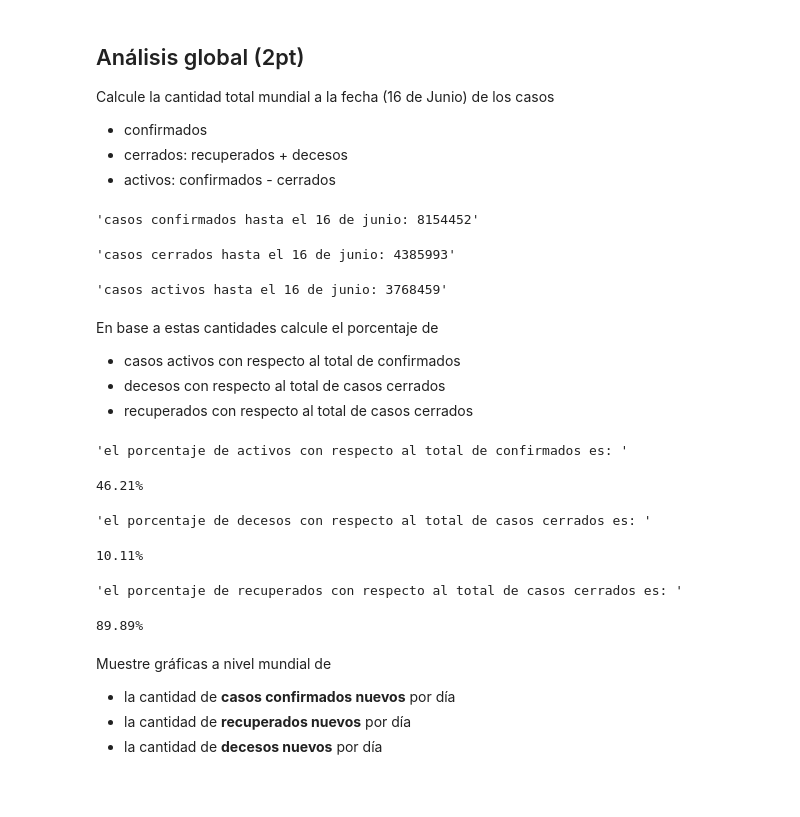
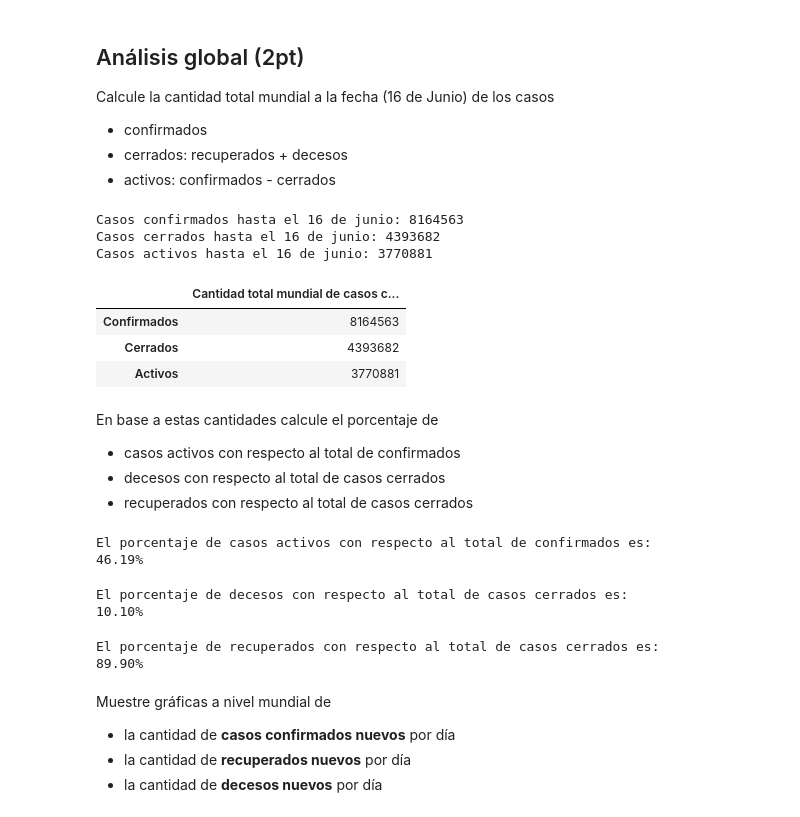
Before and after one commit to hiawvp/INFO147_TAREA01, a Jupyter notebook: info147_tarea1_ruiz_vasquez.ipynb, the cells around one changed output. Saved outputs shown, nothing was run; the diff lists cells and outputs as text; code cells hidden in the pictures; blank space fills up the shorter version.

Commit message:
Renombrar Czechia y pequeños ajustes de formato

```diff
--- a/info147_tarea1_ruiz_vasquez.ipynb
+++ b/info147_tarea1_ruiz_vasquez.ipynb
@@ -136,7 +106,7 @@ dfcc
 # %%
 #1. nombre de pais como índice principal
 #2. Elimina todas las columnas excepto `Population`
-dfpm=pd.read_csv("población_mundial.csv",index_col="Country")
-lista=(dfpm.columns)
-dfpm.drop(lista[1:], axis=1,inplace=True)
-dfpm
+dfpm = pd.read_csv("población_mundial.csv", index_col="Country")
+lista = (dfpm.columns)
+dfpm.drop(lista[1:], axis=1, inplace=True)
+dfpm = dfpm.rename(index = {'Czech Republic (Czechia)' : 'Czechia'})
@@ -280,38 +233,43 @@ activos=confirmados-cerrados
 # %%
-#no me acuerdo otra aparte del format :C
-display("casos confirmados hasta el 16 de junio: {0}".format(confirmados))
-display("casos cerrados hasta el 16 de junio: {0}".format(cerrados))
-display("casos activos hasta el 16 de junio: {0}".format(activos))
+print("Casos confirmados hasta el 16 de junio: {0}".format(confirmados))
+print("Casos cerrados hasta el 16 de junio: {0}".format(cerrados))
+print("Casos activos hasta el 16 de junio: {0}".format(activos))
+pd.DataFrame(data=[confirmados, cerrados, activos], index=["Confirmados", "Cerrados", "Activos"],
+             columns=["Cantidad total mundial de casos covid19 al 16 de junio"])
 # %% [output]
-'casos confirmados hasta el 16 de junio: 8154452'
+Casos confirmados hasta el 16 de junio: 8164563
+Casos cerrados hasta el 16 de junio: 4393682
+Casos activos hasta el 16 de junio: 3770881
-'casos cerrados hasta el 16 de junio: 4385993'
-'casos activos hasta el 16 de junio: 3768459'
+|  | Cantidad total mundial de casos c... |
+| Confirmados | 8164563 |
+| Cerrados | 4393682 |
+| Activos | 3770881 |
 # %% [markdown]
 En base a estas cantidades calcule el porcentaje de
 - casos activos con respecto al total de confirmados
 - decesos con respecto al total de casos cerrados
 - recuperados con respecto al total de casos cerrados
 # %%
-porActivos=(activos/confirmados)*100
-display("el porcentaje de activos con respecto al total de confirmados es: ")
+porActivos = (activos / confirmados) * 100
+print("El porcentaje de casos activos con respecto al total de confirmados es: ")
 print("{:.2f}%".format(porActivos))
 # %% [output]
-'el porcentaje de activos con respecto al total de confirmados es: '
+El porcentaje de casos activos con respecto al total de confirmados es:
+46.19%
-46.21%
 # %%
-porMuertes=(decesos/cerrados)*100
-display("el porcentaje de decesos con respecto al total de casos cerrados es: ")
+porMuertes = (decesos / cerrados) * 100
+print("El porcentaje de decesos con respecto al total de casos cerrados es: ")
 print("{:.2f}%".format(porMuertes))
 # %% [output]
-'el porcentaje de decesos con respecto al total de casos cerrados es: '
+El porcentaje de decesos con respecto al total de casos cerrados es:
+10.10%
-10.11%
 # %%
-porRecuperados=(recuperados/cerrados)*100
-display("el porcentaje de recuperados con respecto al total de casos cerrados es: ")
+porRecuperados = (recuperados / cerrados) * 100
+print("El porcentaje de recuperados con respecto al total de casos cerrados es: ")
 print("{:.2f}%".format(porRecuperados))
 # %% [output]
-'el porcentaje de recuperados con respecto al total de casos cerrados es: '
+El porcentaje de recuperados con respecto al total de casos cerrados es:
+89.90%
-89.89%
 # %% [markdown]
 Muestre gráficas a nivel mundial de
 - la cantidad de **casos confirmados nuevos** por día
```
Also changed, not shown: parts of 36 cells of this notebook.
